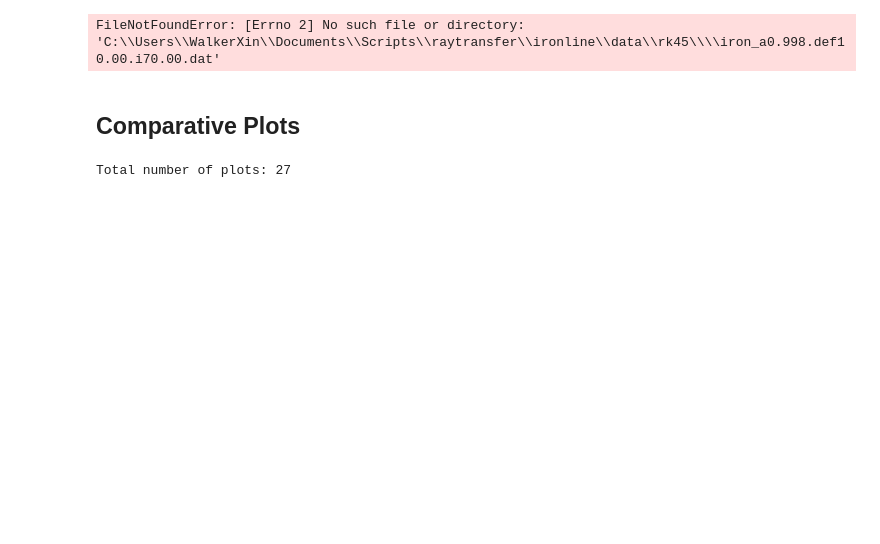
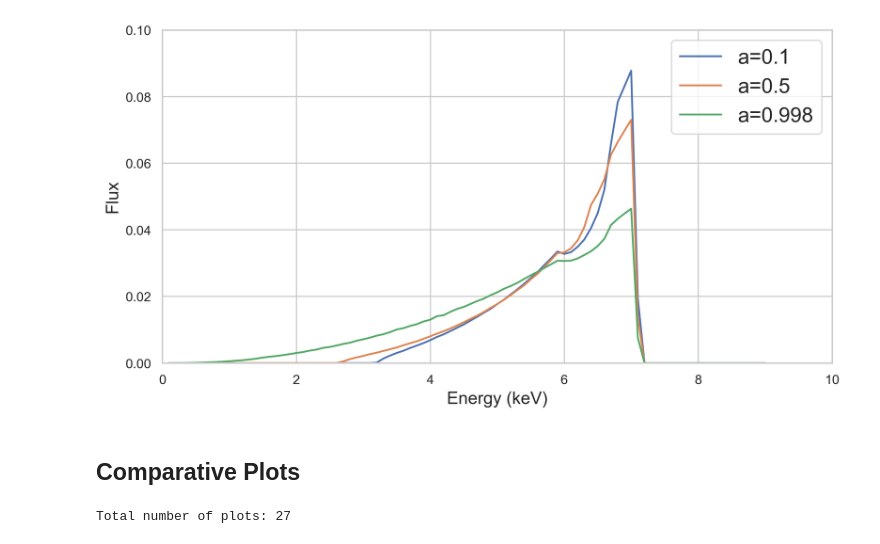
Before and after one commit to Walker-Xin/raytransfer, a Jupyter notebook: ironline/data.ipynb, the cells around one changed output. Saved outputs shown, nothing was run; the diff lists cells and outputs as text; code cells hidden in the pictures; blank space fills up the shorter version.

Commit message:
visualisation update

```diff
--- a/ironline/data.ipynb
+++ b/ironline/data.ipynb
@@ -8,37 +8,30 @@ import os
 # Use seaborn style defaults and set the default figure size and dpi
 sns.set(rc={'figure.figsize':(10, 5), 'figure.dpi':300})
 sns.set_style("whitegrid")
-# %%
-# Parameters
-spin = 0.998
-defo = 10.0
-incl = 70
-
-
-# Compare RKN and RK45
-# data_RK45 = pd.read_csv(r"C:\Users\WalkerXin\Documents\Scripts\raytransfer\ironline\0926\\" + "iron_a{:.3f}.def{:.2f}.i{:.2f}.dat".format(spin, defo, incl), header=None, sep=" ")
-data_RK45_compare = pd.read_csv(r"C:\Users\WalkerXin\Documents\Scripts\raytransfer\ironline\data\rk45\\" + "iron_a{:.3f}.def{:.2f}.i{:.2f}.dat".format(spin, defo, incl), header=None, sep=" ")
-# data_RKN = pd.read_csv(r"C:\Users\WalkerXin\Documents\Scripts\raytransfer\ironline\\" + "iron_a{:.3f}.def{:.2f}.i{:.2f}.RKN.dat".format(spin, defo, incl), header=None, sep=" ")
-# data_RKN_compare = pd.read_csv(r"C:\Users\WalkerXin\Documents\Scripts\raytransfer\ironline\temp\\" + "iron_a{:.3f}.def{:.2f}.i{:.2f}.RKN.dat".format(spin, defo, incl), header=None, sep=" ")
-# test = pd.read_csv(r"C:\Users\WalkerXin\Documents\Scripts\raytransfer\ironline\\" + "iron_a{:.3f}.epsilon_r{:.2f}.epsilon_t{:.2f}.i{:.2f}.dat".format(spin, defo, defo, incl), header=None, sep=" ")
-# wild_test = pd.read_csv(r"C:\Users\WalkerXin\Documents\Scripts\raytransfer\ironline\iron_a0.998.def0.00.i70.00.RKNb.dat", header=None, sep=" ")
-
-# plt.plot(data_RK45[0], data_RK45[1], label="RK45", color="red")
-plt.plot(data_RK45_compare[0], data_RK45_compare[1], color="pink", linestyle="--")
-# plt.plot(data_RKN[0], data_RKN[1], label="RKN", color="blue")
-# plt.plot(data_RKN_compare[0], data_RKN_compare[1], color="cyan", linestyle="--")
-# plt.plot(test[0], test[1], color="green", linestyle="--", label="Bambi test")
-# plt.plot(wild_test[0], wild_test[1], color="purple", label="Wild")
-
-plt.xlabel("Energy (keV)")
-plt.ylabel("Flux")
-plt.xlim(0, 10)
-plt.ylim(0, 0.1)
-plt.legend()
-
-plt.show()
-# %% [output]
-FileNotFoundError: [Errno 2] No such file or directory: 'C:\\Users\\WalkerXin\\Documents\\Scripts\\raytransfer\\ironline\\data\\rk45\\\\iron_a0.998.def10.00.i70.00.dat'
+# %%
+# Parameters
+spin = 0.998
+defo = 10.0
+incl = 70
+
+
+# Compare RKN and RK45
+data1 = np.loadtxt(r"C:\Users\WalkerXin\Documents\Scripts\raytransfer\ironline\newdata\iron_a0.100.def0.00.i45.00.dat")
+data2 = np.loadtxt(r"C:\Users\WalkerXin\Documents\Scripts\raytransfer\ironline\newdata\iron_a0.500.def0.00.i45.00.dat")
+data3 = np.loadtxt(r"C:\Users\WalkerXin\Documents\Scripts\raytransfer\ironline\newdata\iron_a0.998.def0.00.i45.00.dat")
+
+plt.plot(data1[:, 0], data1[:, 1], label="a=0.1")
+plt.plot(data2[:, 0], data2[:, 1], label="a=0.5")
+plt.plot(data3[:, 0], data3[:, 1], label="a=0.998")
+plt.xlabel("Energy (keV)", fontsize='large')
+plt.ylabel("Flux", fontsize='large')
+plt.xlim(0, 10)
+plt.ylim(0, 0.1)
+plt.legend(fontsize='x-large')
+
+plt.show()
+# %% [output]
+[figure, added]
 # %% [markdown]
 ## Comparative Plots
 # %%
```
Also changed, not shown: 2 other files.
